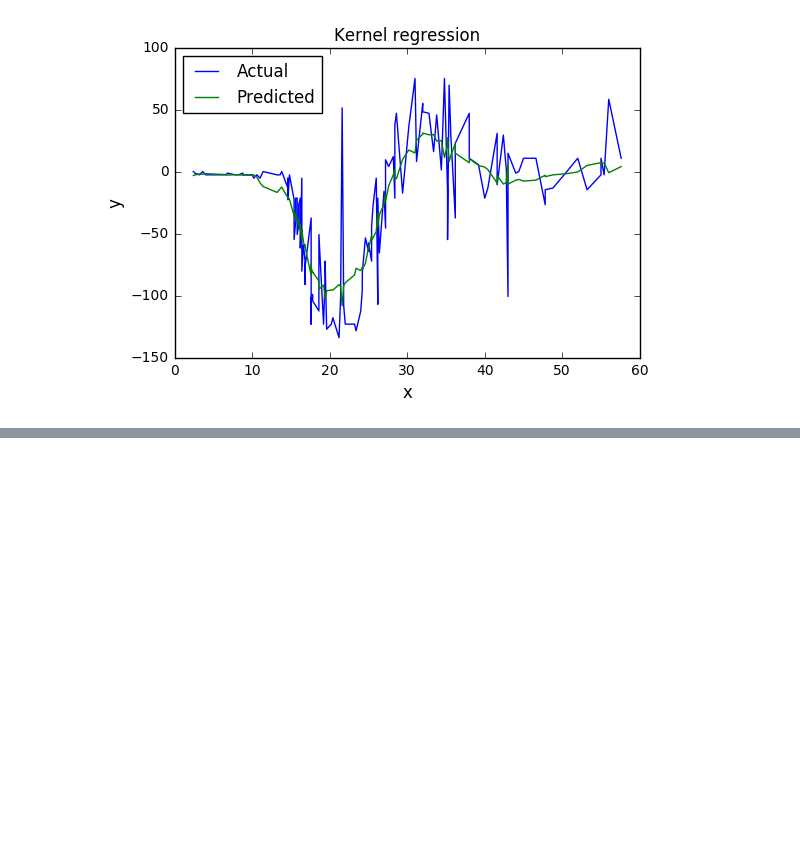
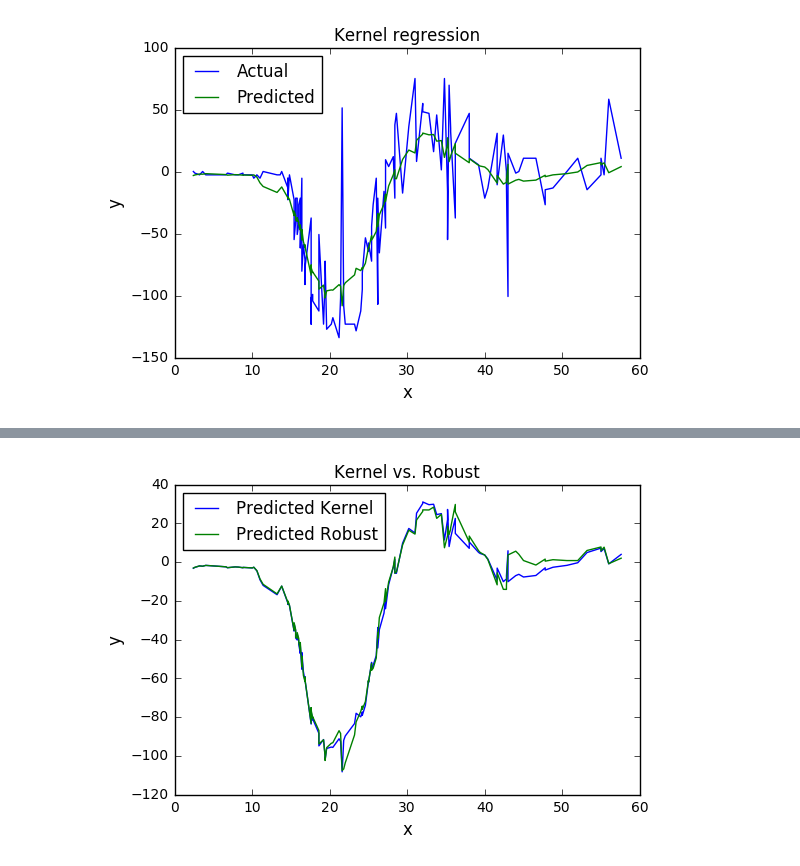
Before and after one commit to akustareva/Machine-Learning, a Jupyter notebook: Nonparametric Regression/NonparametricRegression.ipynb, the cells around one changed output, grey strips where cells are left out. Cells and saved outputs as stored; diff of their text form; code cells hidden in the pictures; blank space fills up the shorter version.

```diff
--- a/Nonparametric Regression/NonparametricRegression.ipynb
+++ b/Nonparametric Regression/NonparametricRegression.ipynb
@@ -89,0 +180,4 @@ showPredictedData(data, predictedData)
+# %%
+showPredictedData(predictedKData, predictedRData, 'Kernel vs. Robust', r'Predicted Kernel', r'Predicted Robust')
+# %% [output]
+[figure, added]
```
Also changed, not shown: parts of 6 cells of this notebook, 2 other files.
